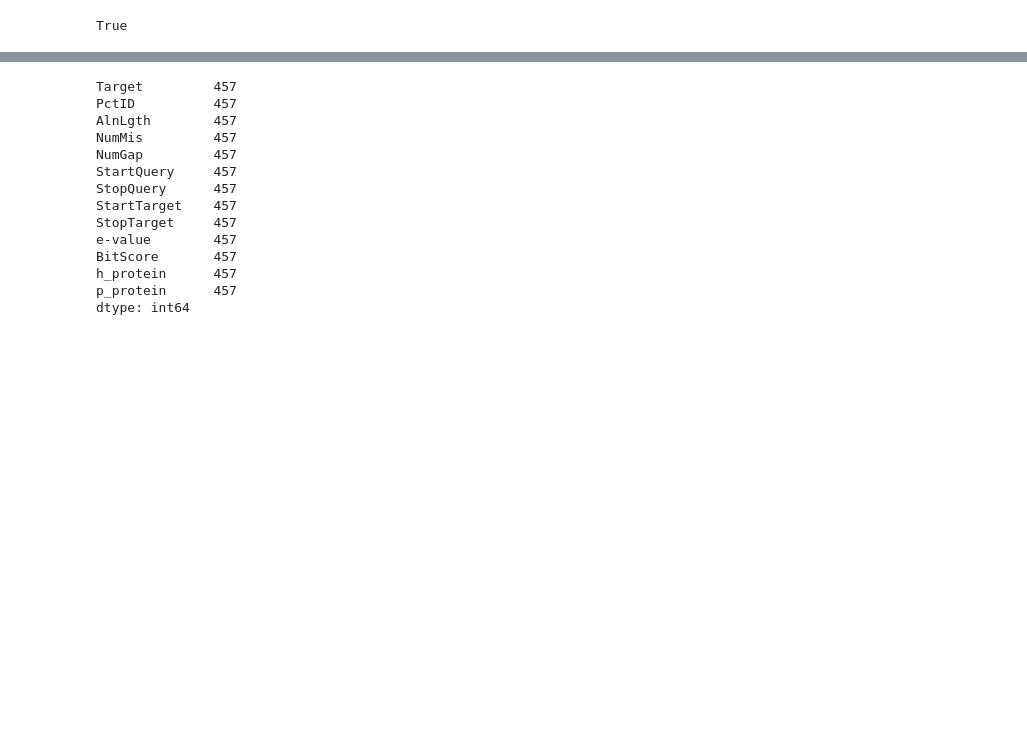
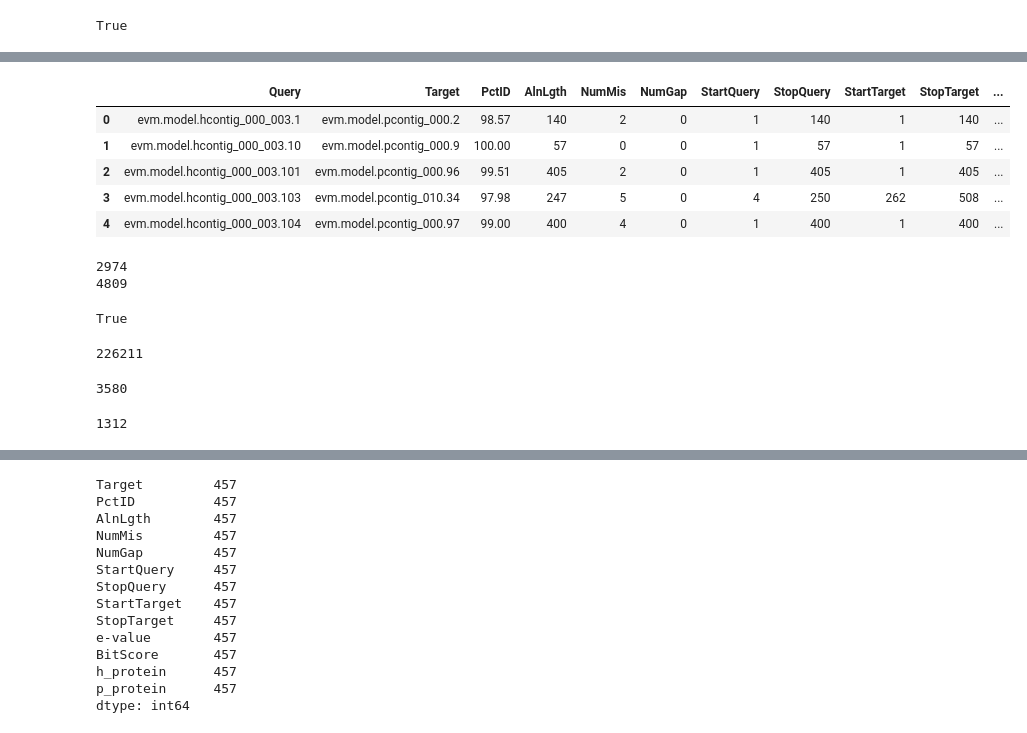
Before and after one commit to BenjaminSchwessinger/Pst_104E_analysis, a Jupyter notebook: 01232017_blastp_on_blast_p.ipynb, the cells around one changed output, grey strips where cells are left out. Drawn from its saved outputs; the diff is of its cells as text; code cells hidden in the pictures; blank space fills up the shorter version.

```diff
--- a/01232017_blastp_on_blast_p.ipynb
+++ b/01232017_blastp_on_blast_p.ipynb
@@ -203,3 +290,38 @@ True
+# %%
+df_filtered.head()
+# %% [output]
+|  | Query | Target | PctID | AlnLgth | NumMis | NumGap | StartQuery | StopQuery | StartTarget | StopTarget | ... |
+| 0 | evm.model.hcontig_000_003.1 | evm.model.pcontig_000.2 | 98.57 | 140 | 2 | 0 | 1 | 140 | 1 | 140 | ... |
+| 1 | evm.model.hcontig_000_003.10 | evm.model.pcontig_000.9 | 100.00 | 57 | 0 | 0 | 1 | 57 | 1 | 57 | ... |
+| 2 | evm.model.hcontig_000_003.101 | evm.model.pcontig_000.96 | 99.51 | 405 | 2 | 0 | 1 | 405 | 1 | 405 | ... |
+| 3 | evm.model.hcontig_000_003.103 | evm.model.pcontig_010.34 | 97.98 | 247 | 5 | 0 | 4 | 250 | 262 | 508 | ... |
+| 4 | evm.model.hcontig_000_003.104 | evm.model.pcontig_000.97 | 99.00 | 400 | 4 | 0 | 1 | 400 | 1 | 400 | ... |
+# %%
+_len_out = 0
+_len_pro = 0
+for x in fa_protein_dict.keys():
+    _len_pro += len(fa_protein_dict[x])
+    print(len(no_hits[x]))
+    _len_out += len(no_hits[x])
+_len_out += (len(bestie_df))*2 - bestie_df.duplicated(subset="p_protein", keep='last').sum() \
+- bestie_df.duplicated(subset="h_protein", keep='last').sum()
+_len_out == _len_pro
+# %% [output]
+2974
+4809
+True
+# %%
+print(_len_pro)
+# %% [output]
+226211
+# %%
+bestie_df.duplicated(subset="p_protein", keep='last').sum()
+# %% [output]
+3580
+# %%
+int((bestie_df.groupby(by='h_protein').count() > 1 ).sum())
+# %% [output]
+1312
 # %%
 groups = df.groupby(by='Query')
 df_test = groups.apply(lambda g: g[g['BitScore'] == g['BitScore'].max()])
```
Also changed, not shown: parts of 16 cells of this notebook, 1 other file.
